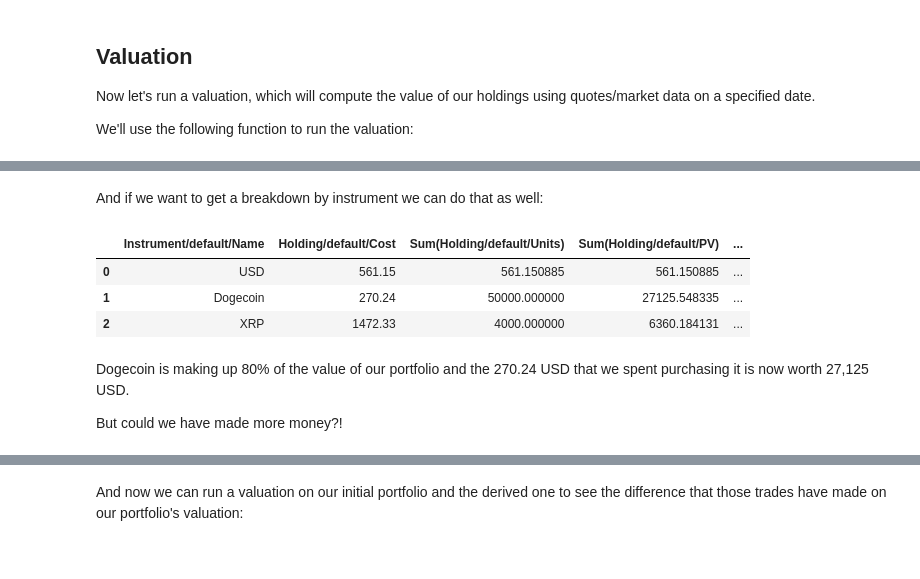
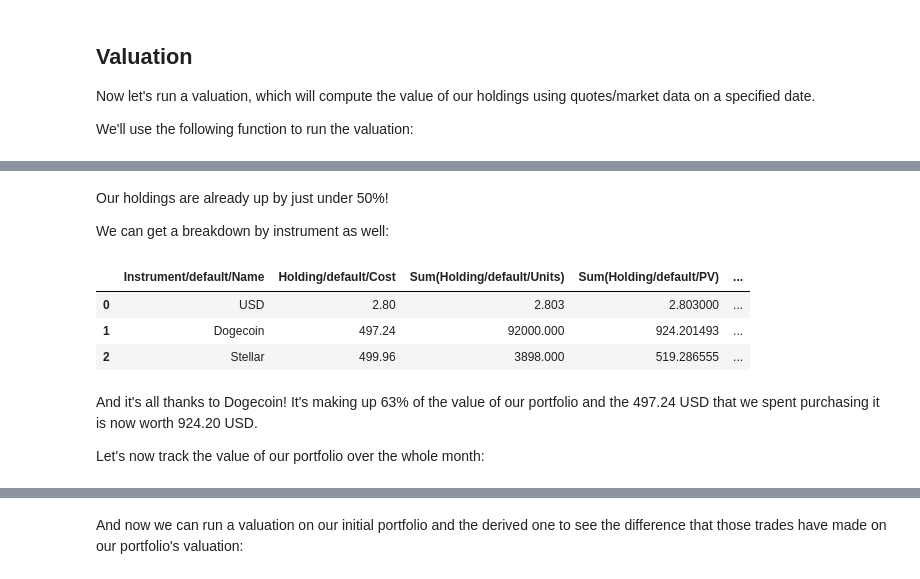
Before and after one commit to mneedham/sample-notebooks, a Jupyter notebook: examples/use-cases/what-if-analysis/Trading Crypto.ipynb, the cells around one changed output, grey strips where cells are left out. Cells and saved outputs as stored; diff of their text form; code cells hidden in the pictures.

```diff
--- a/examples/use-cases/what-if-analysis/Trading Crypto.ipynb
+++ b/examples/use-cases/what-if-analysis/Trading Crypto.ipynb
@@ -19,6 +23,8 @@ api_factory = lusid.utilities.ApiClientFactory(
     token=RefreshingToken(),
     api_secrets_filename = secrets_path,
     app_name="LusidJupyterNotebook")
+# %%
+api_factory = lusid.utilities.ApiClientFactory(api_secrets_filename="/Users/markneedham/projects/lusid-python-tools/tests/secrets.json")
 # %%
 transaction_portfolios_api = api_factory.build(lusid.api.TransactionPortfoliosApi)
 instruments_api = api_factory.build(lusid.api.InstrumentsApi)
@@ -202,28 +237,30 @@ valuation_all
-# %% [markdown]
-And if we want to get a breakdown by instrument we can do that as well:
+# %% [markdown]
+Our holdings are already up by just under 50%!
+
+We can get a breakdown by instrument as well:
 # %%
-effective_at = datetime(year=2021, month=5, day=5, tzinfo=pytz.UTC)
+effective_at = datetime(year=2021, month=1, day=3, tzinfo=pytz.UTC)
 response = compute_valuation_with_default_recipe(
     portfolio_code,
     effective_at,
     effective_at,
     metrics=[
         ("Instrument/default/Name", "Value"),
         ("Holding/default/Cost", "Value"),
         ("Holding/default/Units", "Sum"),
         ("Holding/default/PV", "Sum"),
         ("Holding/default/PV", "Proportion")
     ],
     group_by=["Instrument/default/Name"]
 )
 valuation = pd.DataFrame(response)
 valuation
 # %% [output]
 |  | Instrument/default/Name | Holding/default/Cost | Sum(Holding/default/Units) | Sum(Holding/default/PV) | ... |
-| 0 | USD | 561.15 | 561.150885 | 561.150885 | ... |
-| 1 | Dogecoin | 270.24 | 50000.000000 | 27125.548335 | ... |
-| 2 | XRP | 1472.33 | 4000.000000 | 6360.184131 | ... |
+| 0 | USD | 2.80 | 2.803 | 2.803000 | ... |
+| 1 | Dogecoin | 497.24 | 92000.000 | 924.201493 | ... |
+| 2 | Stellar | 499.96 | 3898.000 | 519.286555 | ... |
 # %% [markdown]
-Dogecoin is making up 80% of the value of our portfolio and the 270.24 USD that we spent purchasing it is now worth 27,125 USD.
+And it's all thanks to Dogecoin! It's making up 63% of the value of our portfolio and the 497.24 USD that we spent purchasing it is now worth 924.20 USD.
 
-But could we have made more money?!
+Let's now track the value of our portfolio over the whole month:
```
Also changed, not shown: parts of 44 cells of this notebook, 15 other files.
